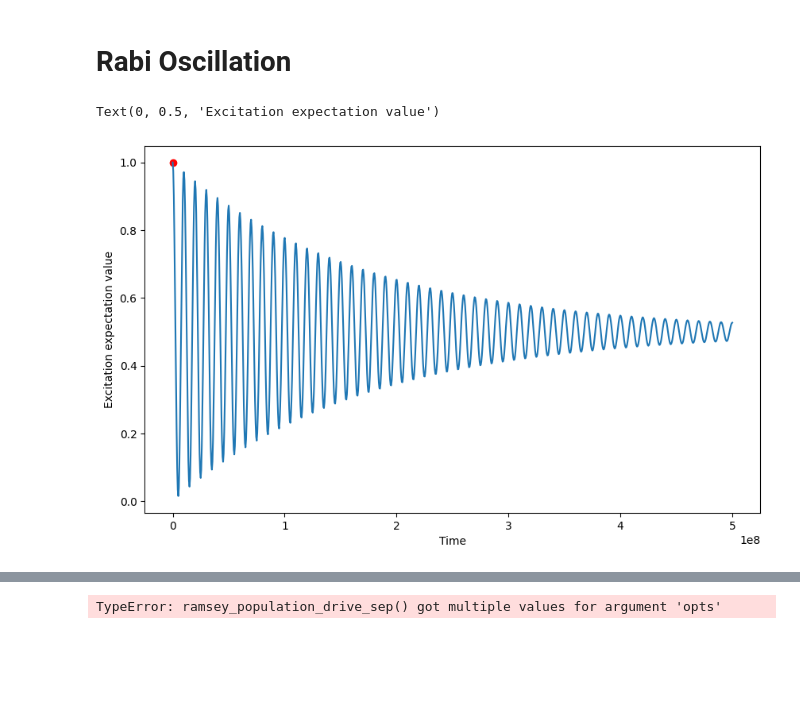
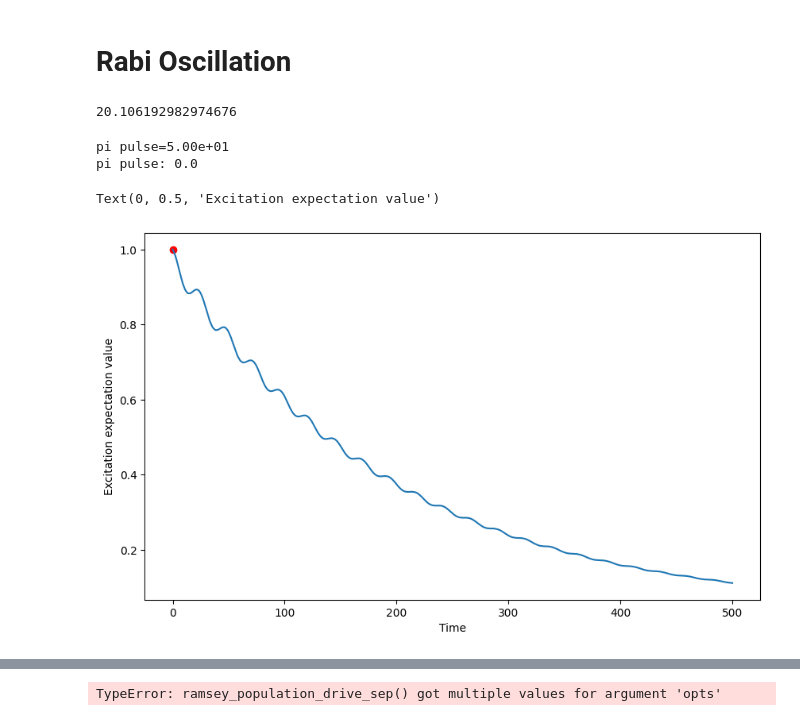
Before and after one commit to jyamaoka/qubit_zz_coupling, a Jupyter notebook: examples/drive_scan_single.ipynb, the cells around one changed output, grey strips where cells are left out. Drawn from its saved outputs; the diff is of its cells as text; code cells hidden in the pictures; blank space fills up the shorter version.

```diff
--- a/examples/drive_scan_single.ipynb
+++ b/examples/drive_scan_single.ipynb
@@ -25,15 +26,15 @@ SYSTEM_PARAMS_base = {
     "f_q1": 3.2,  # GHz, Qubit 1 frequency (3.2)
     "f_q2": 3.35,  # GHz, Qubit 2 frequency
     "f_tls": 3.2,  # GHz, TLS frequency (resonant with Qubit 1)
-    "T1": {"q1": 200, "q2": 250, "tls": 5000},  # Relaxation rates
-    "T2": {"q1": 150, "q2": 180, "tls": 3000},  # Dephasing rates
-    "J_zz": 0.00, # Jzz coupling
-    "J_tls": 0.00,  # GHz, Coupling strength between Qubit 1 and TLS
+    "T1": {"q1": 200, "q2": 250, "tls": 1e8},  # Relaxation rates
+    "T2": {"q1": 150, "q2": 180, "tls": 1e8},  # Dephasing rates
+    "J_zz": 0.01, # Jzz coupling
+    "J_tls": 0.01,  # GHz, Coupling strength between Qubit 1 and TLS
     "omega1": 2*np.pi * 0.01, # drive amplitude (sets π/2 duration)
     "omega2": 2*np.pi * 0.01, # drive amplitude (sets π/2 duration)
     "time_points": np.linspace(0, 300, 105),  # Time points in μs
     "ver1": True,
-    "single": True
+    "single": False
 }
 
 opts = {"nsteps": 1000000}
@@ -45,28 +46,37 @@ SYSTEM_PARAMS = SYSTEM_PARAMS_base.copy()
 
 t=np.linspace(0,500,1000) #ns
 w_d = f2w(SYSTEM_PARAMS["f_q1"]) # drive at q1 freq
+print(w_d)
+#w_d = 3.2 # drive at q1 freq
 omega = SYSTEM_PARAMS["omega1"]
 
 H, c_ops, sz_q1, sz_q2, sx_q1, sx_q2, sm_q1, sm_q2 = setup_operators(SYSTEM_PARAMS)
 
 my_cops = [c_ops[0],c_ops[3]]
-res_ = rabi_results(t, w_d, omega, H, sx_q1, sz_q1, c_ops=my_cops, opts=opts, psi0=make_3tensor(0,1,1))
+res = rabi_results(t, w_d, omega, H, sx_q1, sz_q1, make_n(sm_q1), c_ops=c_ops, opts=opts, psi0=make_3tensor(0,1,1))
+# %% [output]
+20.106192982974676
 # %%
-n = make_n(sm_q1)
-res = expect(n, res_.states)
+pi_pulse=np.pi/omega
+print(f"pi pulse={pi_pulse:.2e}")
+
+#n = make_n(sm_q1)
+#res = expect(n, res_.states)
 # rabi osc pi pulse
 i=np.argmax(res)
-#print("pi pulse:", t[i])
+print("pi pulse:", t[i])
 
 # prompt: plot res
 
 fig, axes = plt.subplots(1, 1, figsize=(10,6))
 
-axes.scatter(t[i]*1e6,res[i],color="red") #pi pulse peak
-axes.plot(t*1e6, res)
+axes.scatter(t[i],res[i],color="red") #pi pulse peak
+axes.plot(t, res)
 axes.set_xlabel('Time')
 axes.set_ylabel('Excitation expectation value')
 #axes.set_title(f'Rabi Oscillation pulse={pi_pulse:.3f}');
 # %% [output]
-Text(0, 0.5, 'Excitation expectation value')
+pi pulse=5.00e+01
+pi pulse: 0.0
+Text(0, 0.5, 'Excitation expectation value')
-[figure, old version]
+[figure, new version]
```
Also changed, not shown: parts of 7 cells of this notebook, 2 other files.
